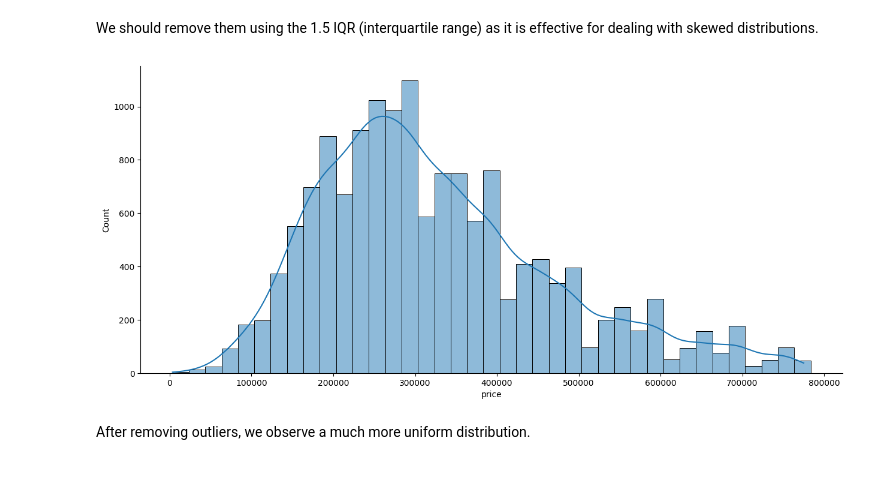
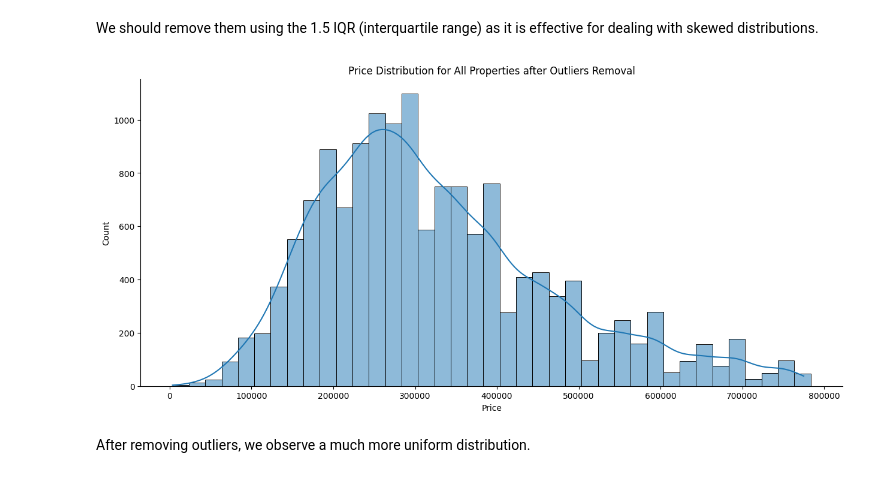
Before and after one commit to feldeh/price-prediction-api, a Jupyter notebook: notebooks/data_analysis.ipynb, the cells around one changed output. Saved outputs shown, nothing was run; the diff lists cells and outputs as text; code cells hidden in the pictures.

```diff
--- a/notebooks/data_analysis.ipynb
+++ b/notebooks/data_analysis.ipynb
@@ -37,9 +37,12 @@ no_outlier_df = df[(df['price'] < upper_limit) & (df['price'] > lower_limit)]
 # %%
 no_outlier_distplot = sns.displot(no_outlier_df['price'], binwidth=20000, kde=True)
 no_outlier_distplot.fig.set_size_inches(15,6)
+plt.title('Price Distribution for All Properties after Outliers Removal')
+plt.xlabel('Price')
+plt.ylabel('Count')
 plt.show()
 # %% [output]
-[figure, old version]
+[figure, new version]
 # %% [markdown]
 After removing outliers, we observe a much more uniform distribution.
 # %% [markdown]
```
Also changed, not shown: parts of 1 cell of this notebook.
